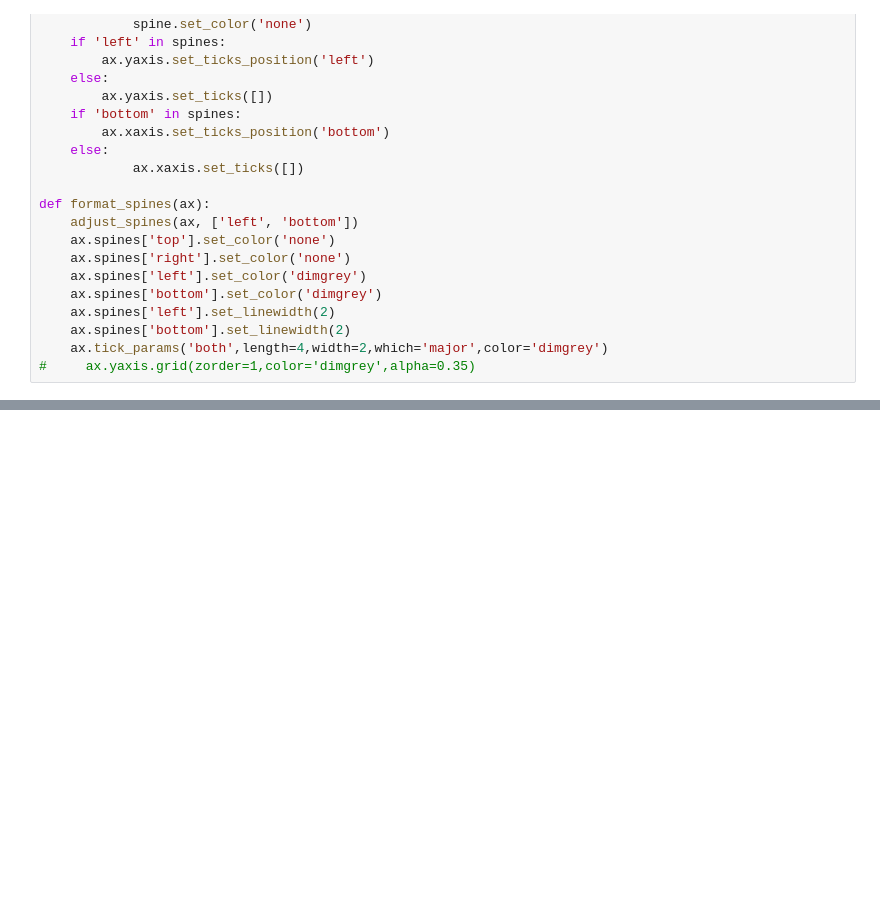
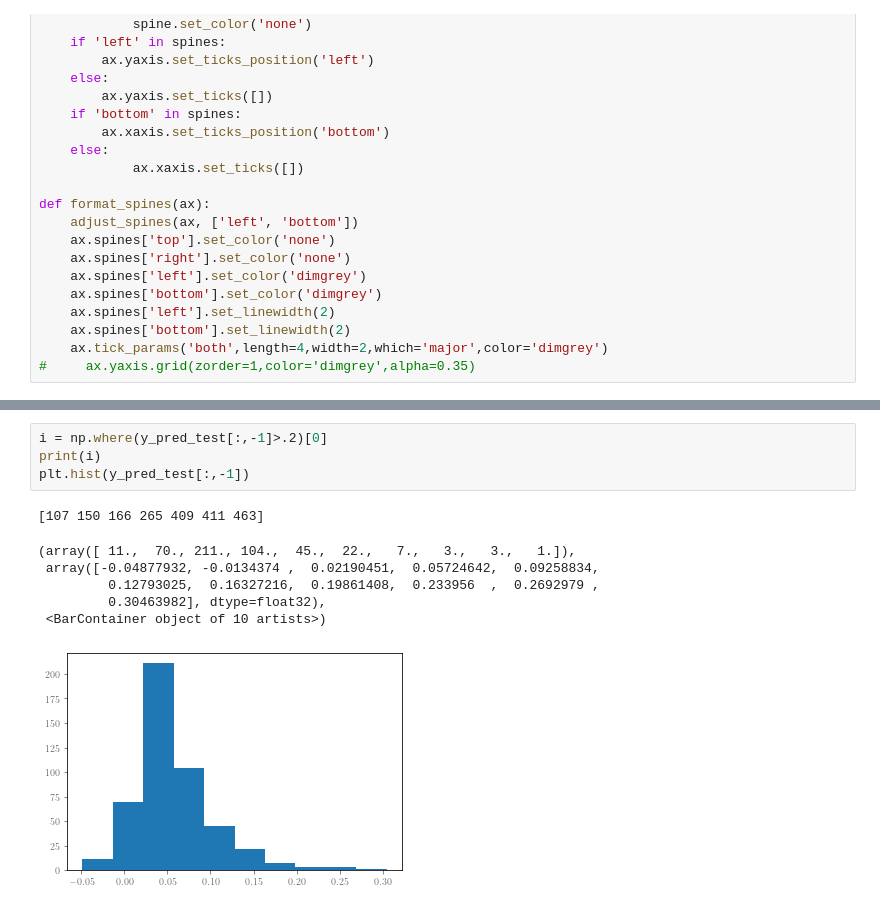
Before and after one commit to mafern/tcane_track, a Jupyter notebook: bivariate_normal/_plot_model_predictions.ipynb, the cells around one changed output, grey strips where cells are left out. Saved outputs shown, nothing was run; the diff lists cells and outputs as text; blank space fills up the shorter version.

```diff
--- a/bivariate_normal/_plot_model_predictions.ipynb
+++ b/bivariate_normal/_plot_model_predictions.ipynb
@@ -173 +186,13 @@ def format_spines(ax):
+# %%
+i = np.where(y_pred_test[:,-1]>.2)[0]
+print(i)
+plt.hist(y_pred_test[:,-1])
+# %% [output]
+[107 150 166 265 409 411 463]
+(array([ 11.,  70., 211., 104.,  45.,  22.,   7.,   3.,   3.,   1.]),
+ array([-0.04877932, -0.0134374 ,  0.02190451,  0.05724642,  0.09258834,
+         0.12793025,  0.16327216,  0.19861408,  0.233956  ,  0.2692979 ,
+         0.30463982], dtype=float32),
+ <BarContainer object of 10 artists>)
+[figure, added]
 # %%
```
Also changed, not shown: parts of 5 cells of this notebook, 1 other file.
